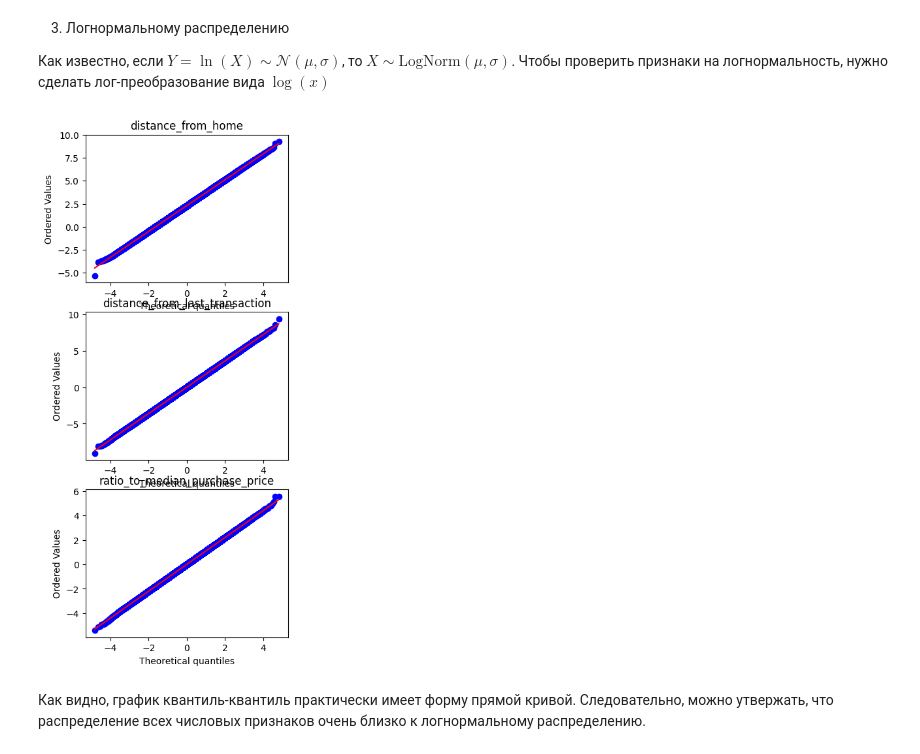
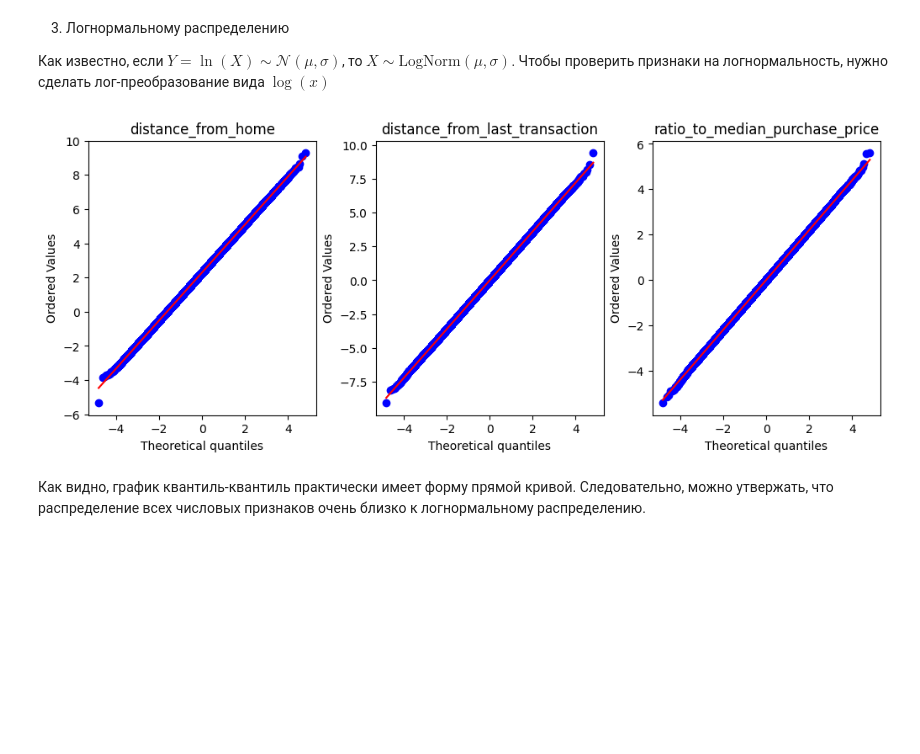
Before and after one commit to antohachekhov/Credit-Card-Fraud, a Jupyter notebook: eda_dataset.ipynb, the cells around one changed output. Cells and saved outputs as stored; diff of their text form; code cells hidden in the pictures; blank space fills up the shorter version.

```diff
--- a/eda_dataset.ipynb
+++ b/eda_dataset.ipynb
@@ -221,16 +222,16 @@ plt.show()
 # %%
 # сделаем лог-преобразование вида log(x) для числовых признаков
 dataset_log = dataset[numeric_features + ['fraud']].copy()
 for col in numeric_features:
     dataset_log[col] = np.log(dataset[col])
 
-fig, axis = plt.subplots(3, 1, figsize=(4, 10))
+fig, axis = plt.subplots(1, 3, figsize=(10, 4), constrained_layout=True)
 for i, feature in enumerate(numeric_features):
   stats.probplot(dataset_log[feature], dist="norm", plot=axis[i])
   axis[i].set_title(feature)
 plt.show()
 # %% [output]
-[figure, old version]
+[figure, new version]
 # %% [markdown]
 Как видно, график квантиль-квантиль практически имеет форму прямой кривой. Следовательно, можно утвержать, что распределение всех числовых признаков очень близко к логнормальному распределению.
 # %% [markdown]
```
Also changed, not shown: parts of 4 cells of this notebook.
